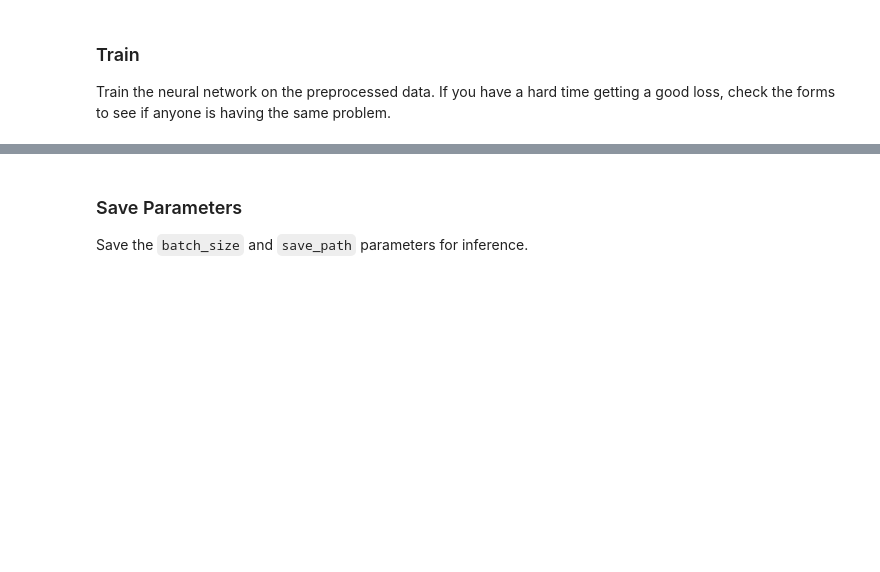
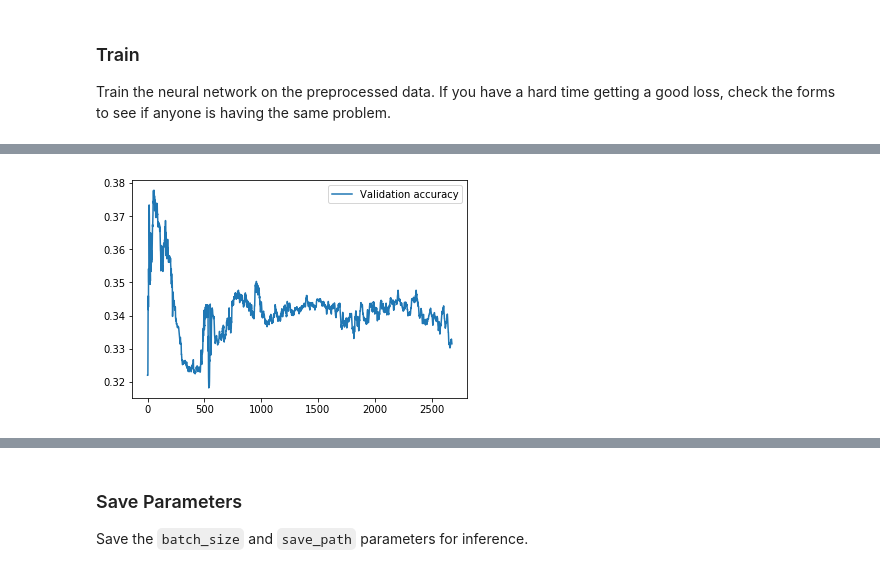
Before and after one commit to TomaszSzyborski/Udacity_Machine_Learning_Foundations, a Jupyter notebook: Fourth_Project/language-translation/dlnd_language_translation.ipynb, the cells around one changed output, grey strips where cells are left out. Saved outputs shown, nothing was run; the diff lists cells and outputs as text; code cells hidden in the pictures; blank space fills up the shorter version.

```diff
--- a/Fourth_Project/language-translation/dlnd_language_translation.ipynb
+++ b/Fourth_Project/language-translation/dlnd_language_translation.ipynb
@@ -565,0 +627,8 @@ with tf.Session(graph=train_graph) as sess:
+# %%
+import matplotlib.pyplot as plt
+# Plotting and printing Training Loss plot
+plt.plot(validation_accuracy, label='Validation accuracy')
+plt.legend()
+plt.show()
+# %% [output]
+[figure, added]
```
Also changed, not shown: parts of 15 cells of this notebook.
